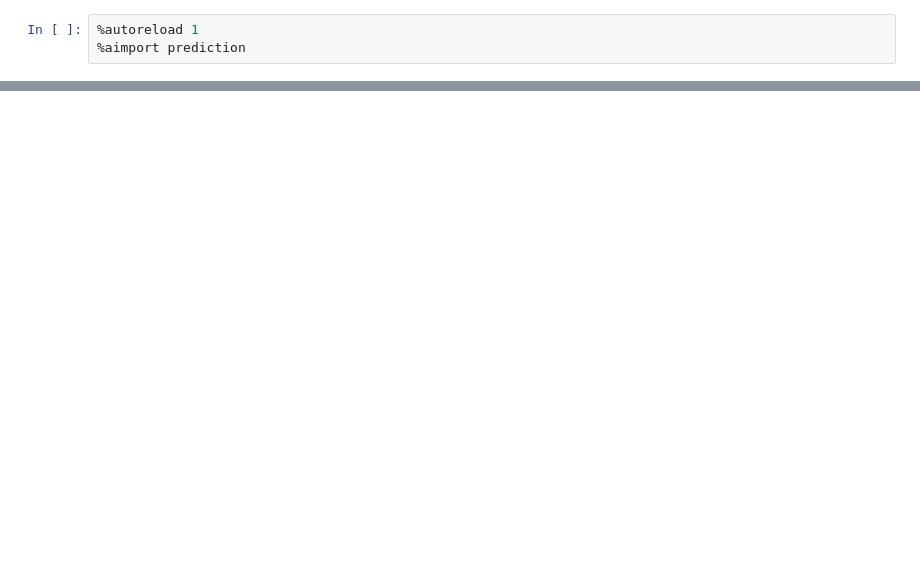
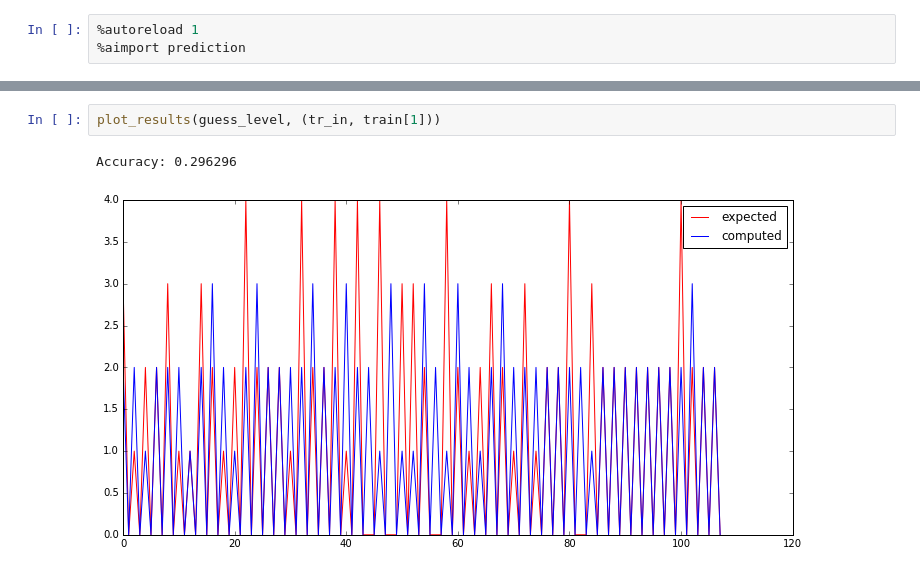
Before and after one commit to scoiatael/MSIwZiSP, a Jupyter notebook: data_manipulation.ipynb, the cells around one changed output, grey strips where cells are left out. Saved outputs shown, nothing was run; the diff lists cells and outputs as text; blank space fills up the shorter version.

```diff
--- a/data_manipulation.ipynb
+++ b/data_manipulation.ipynb
@@ -179,0 +190,5 @@ Accuracy: 0.708333
+# %%
+plot_results(guess_level, (tr_in, train[1]))
+# %% [output]
+Accuracy: 0.296296
+[figure, added]
```
Also changed, not shown: parts of 37 cells of this notebook, 1 other file.
